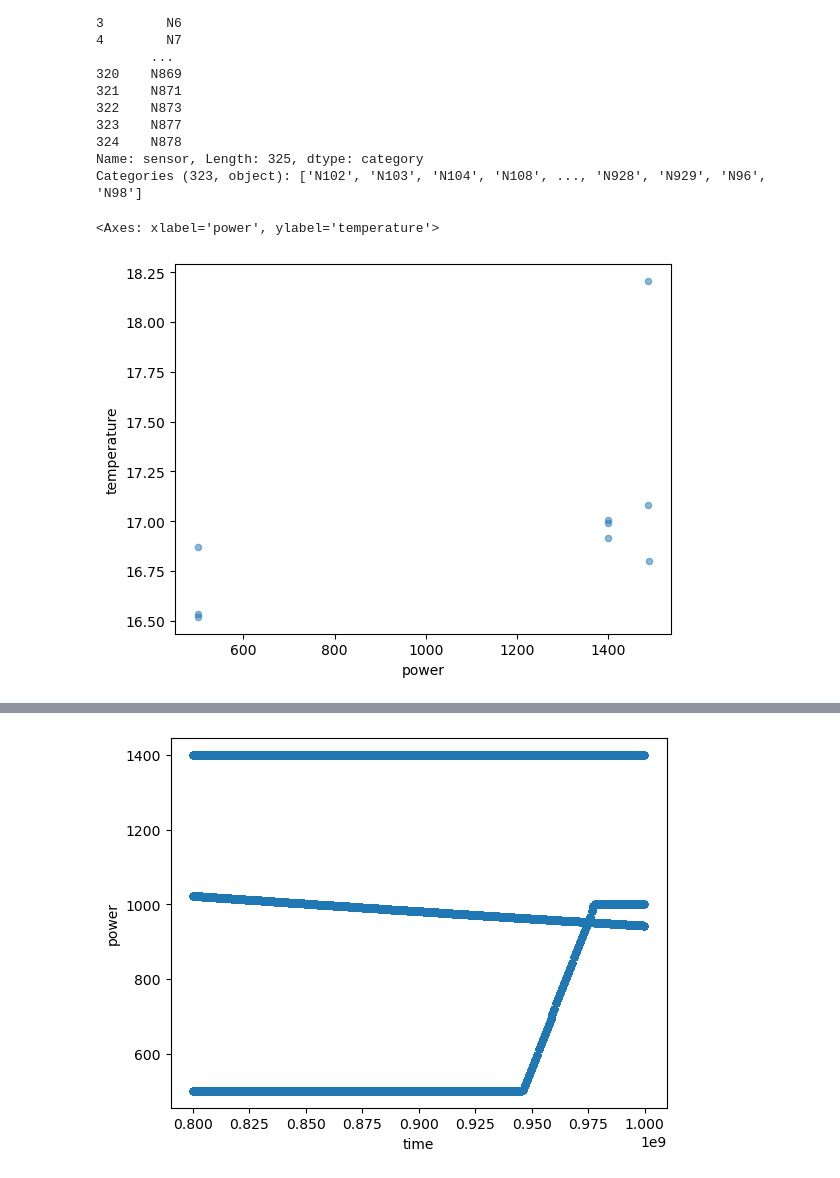
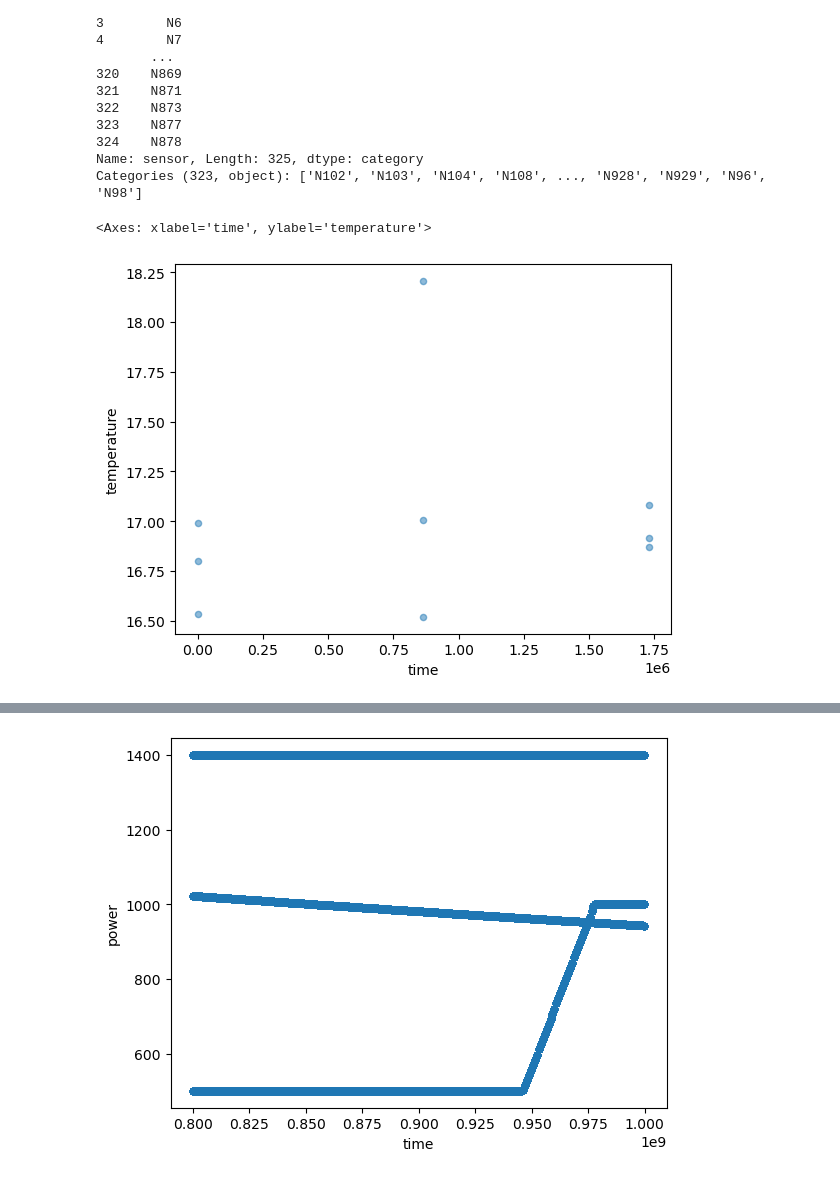
Before and after one commit to Username212305/ML_project_final, a Jupyter notebook: final.ipynb, the cells around one changed output, grey strips where cells are left out. Saved outputs shown, nothing was run; the diff lists cells and outputs as text; code cells hidden in the pictures.

```diff
--- a/final.ipynb
+++ b/final.ipynb
@@ -47,11 +62,11 @@ Categories (323, object): ['N102', 'N103', 'N104', 'N108', ..., 'N928', 'N929',
 # %%
 #for sens in training_data["sensors"]:
  #   print(sens)
 sampleP=training_data.query("time <= 1800000 and sensor=='N418'")
 sampleP.head(10)
 
-sampleP.plot.scatter(x="power", y="temperature", alpha=0.5)
+sampleP.plot.scatter(x="time", y="temperature", alpha=0.5)
 #mean.plot.scatter(x="time", y="temperature", alpha=0.5)
 # %% [output]
-<Axes: xlabel='power', ylabel='temperature'>
+<Axes: xlabel='time', ylabel='temperature'>
-[figure, old version]
+[figure, new version]
```
Also changed, not shown: parts of 4 cells of this notebook, 1 other file.
